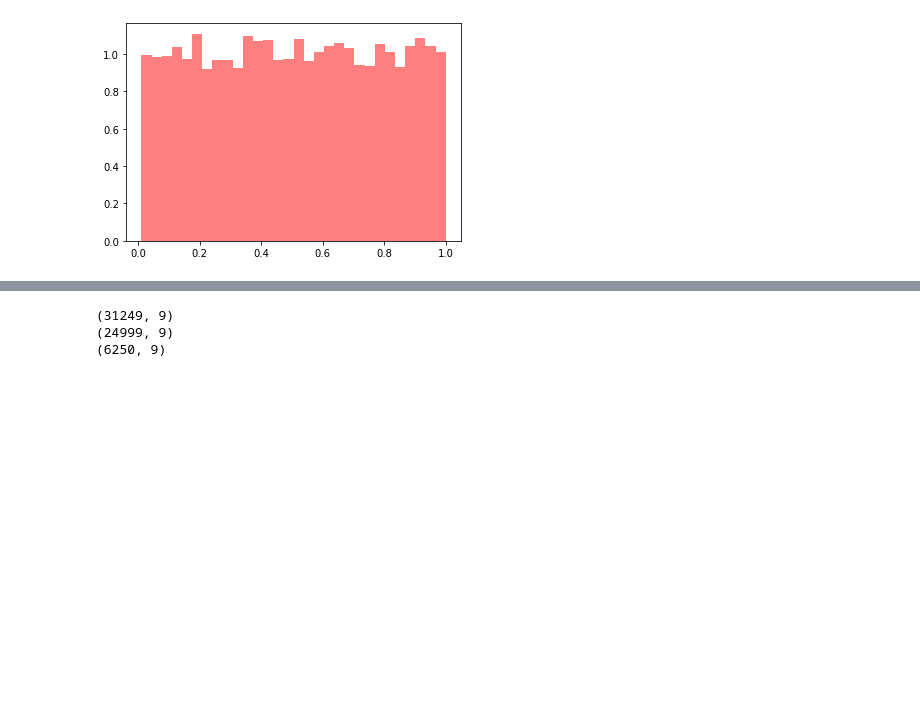
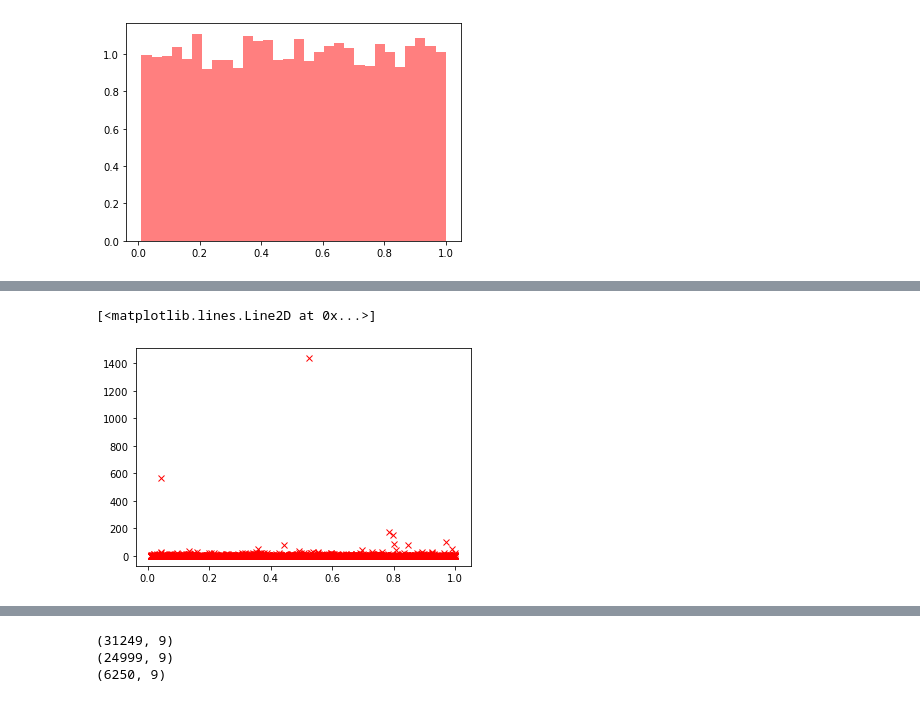
Before and after one commit to louisleclair/CS433_ML_project2, a Jupyter notebook: project2.ipynb, the cells around one changed output, grey strips where cells are left out. Cells and saved outputs as stored; diff of their text form; code cells hidden in the pictures; blank space fills up the shorter version.

```diff
--- a/project2.ipynb
+++ b/project2.ipynb
@@ -159,0 +180,6 @@ mean = 0.505 || std = 0.081675
+# %%
+y = df.iloc[:10000, 8].values
+plt.plot(x3, y, 'rx')
+# %% [output]
+[<matplotlib.lines.Line2D at 0x...>]
+[figure, added]
```
Also changed, not shown: parts of 19 cells of this notebook, 1 other file.
